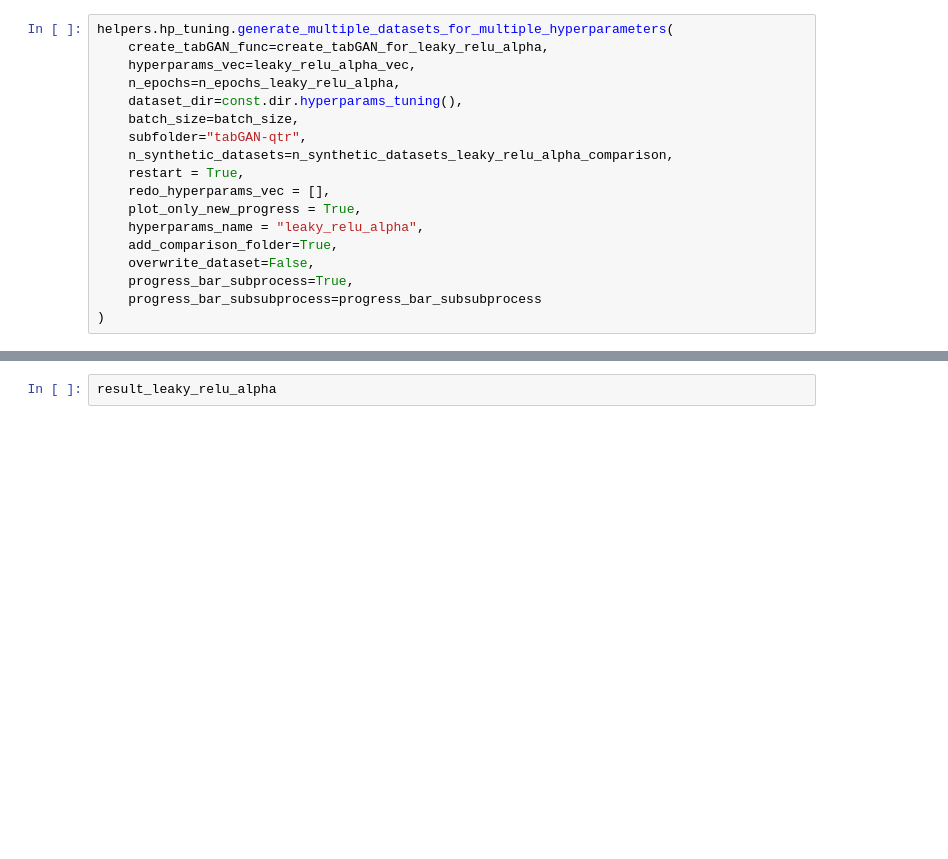
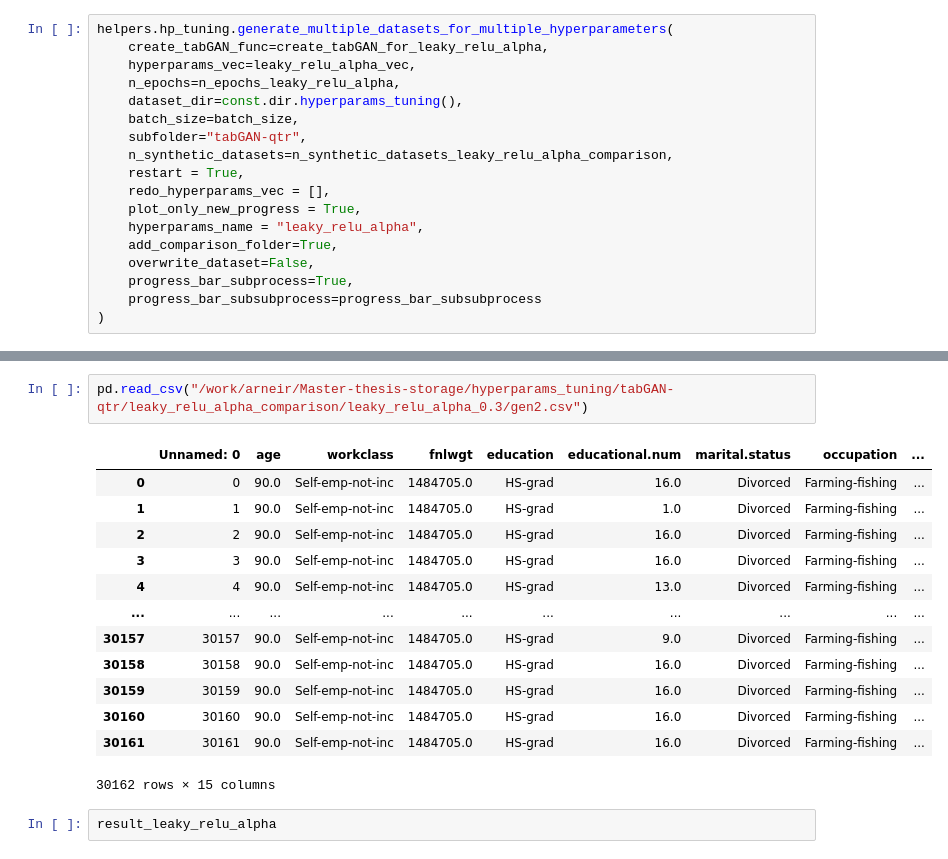
Before and after one commit to ArneRustad/Master-thesis-cf, a Jupyter notebook: scripts/tabGAN_hyperparam_tuning.ipynb, the cells around one changed output, grey strips where cells are left out. Saved outputs shown, nothing was run; the diff lists cells and outputs as text; blank space fills up the shorter version.

```diff
--- a/scripts/tabGAN_hyperparam_tuning.ipynb
+++ b/scripts/tabGAN_hyperparam_tuning.ipynb
@@ -1340,3 +1340,19 @@ result_leaky_relu_alpha = helpers.hp_tuning.evaluate_hyperparams_through_predict
+# %%
+pd.read_csv("/work/arneir/Master-thesis-storage/hyperparams_tuning/tabGAN-qtr/leaky_relu_alpha_comparison/leaky_relu_alpha_0.3/gen2.csv")
+# %% [output]
+|  | Unnamed: 0 | age | workclass | fnlwgt | education | educational.num | marital.status | occupation | ... |
+| 0 | 0 | 90.0 | Self-emp-not-inc | 1484705.0 | HS-grad | 16.0 | Divorced | Farming-fishing | ... |
+| 1 | 1 | 90.0 | Self-emp-not-inc | 1484705.0 | HS-grad | 1.0 | Divorced | Farming-fishing | ... |
+| 2 | 2 | 90.0 | Self-emp-not-inc | 1484705.0 | HS-grad | 16.0 | Divorced | Farming-fishing | ... |
+| 3 | 3 | 90.0 | Self-emp-not-inc | 1484705.0 | HS-grad | 16.0 | Divorced | Farming-fishing | ... |
+| 4 | 4 | 90.0 | Self-emp-not-inc | 1484705.0 | HS-grad | 13.0 | Divorced | Farming-fishing | ... |
+| ... | ... | ... | ... | ... | ... | ... | ... | ... | ... |
+| 30157 | 30157 | 90.0 | Self-emp-not-inc | 1484705.0 | HS-grad | 9.0 | Divorced | Farming-fishing | ... |
+| 30158 | 30158 | 90.0 | Self-emp-not-inc | 1484705.0 | HS-grad | 16.0 | Divorced | Farming-fishing | ... |
+| 30159 | 30159 | 90.0 | Self-emp-not-inc | 1484705.0 | HS-grad | 16.0 | Divorced | Farming-fishing | ... |
+| 30160 | 30160 | 90.0 | Self-emp-not-inc | 1484705.0 | HS-grad | 16.0 | Divorced | Farming-fishing | ... |
+| 30161 | 30161 | 90.0 | Self-emp-not-inc | 1484705.0 | HS-grad | 16.0 | Divorced | Farming-fishing | ... |
+30162 rows × 15 columns
 # %%
 result_leaky_relu_alpha
 # %% [output]
```
Also changed, not shown: parts of 8 cells of this notebook, 3 other files.
